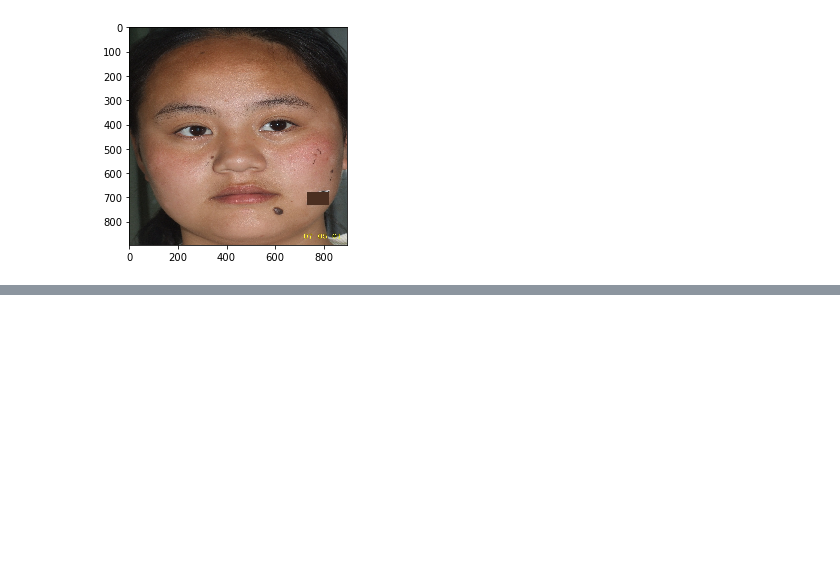
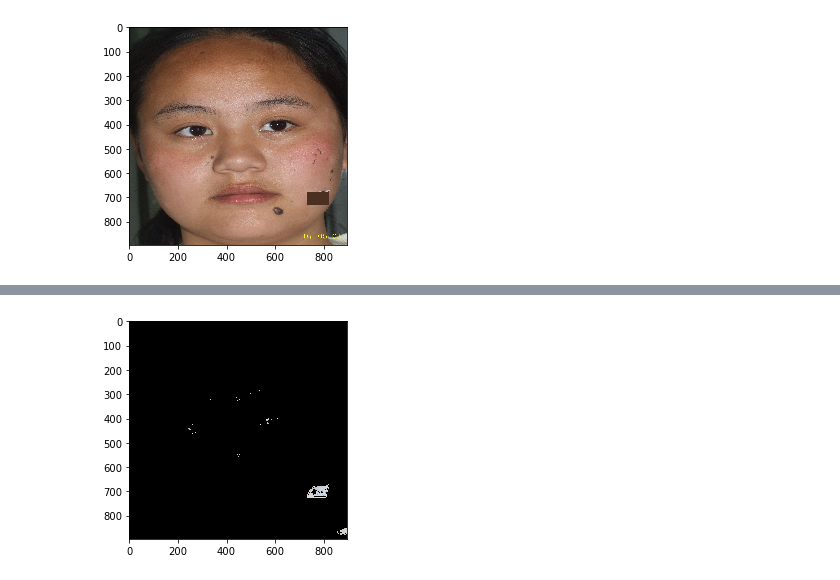
Before and after one commit to dablyo/anpr, a Jupyter notebook: whitelabel.ipynb, the cells around one changed output, grey strips where cells are left out. Drawn from its saved outputs; the diff is of its cells as text; code cells hidden in the pictures; blank space fills up the shorter version.

```diff
--- a/whitelabel.ipynb
+++ b/whitelabel.ipynb
@@ -285,0 +337,11 @@ imshow(imgrect)
+# %%
+im=im.copy()
+#标签色范围
+#lower=np.array([0,165])
+#upper=np.array([180,40,210])
+b,g,r=cv2.split(im)
+mask=cv2.inRange(b,185,255)
+res=cv2.bitwise_and(im,im,mask=mask)
+imshow(res)
+# %% [output]
+[figure, added]
```
Also changed, not shown: parts of 12 cells of this notebook.
